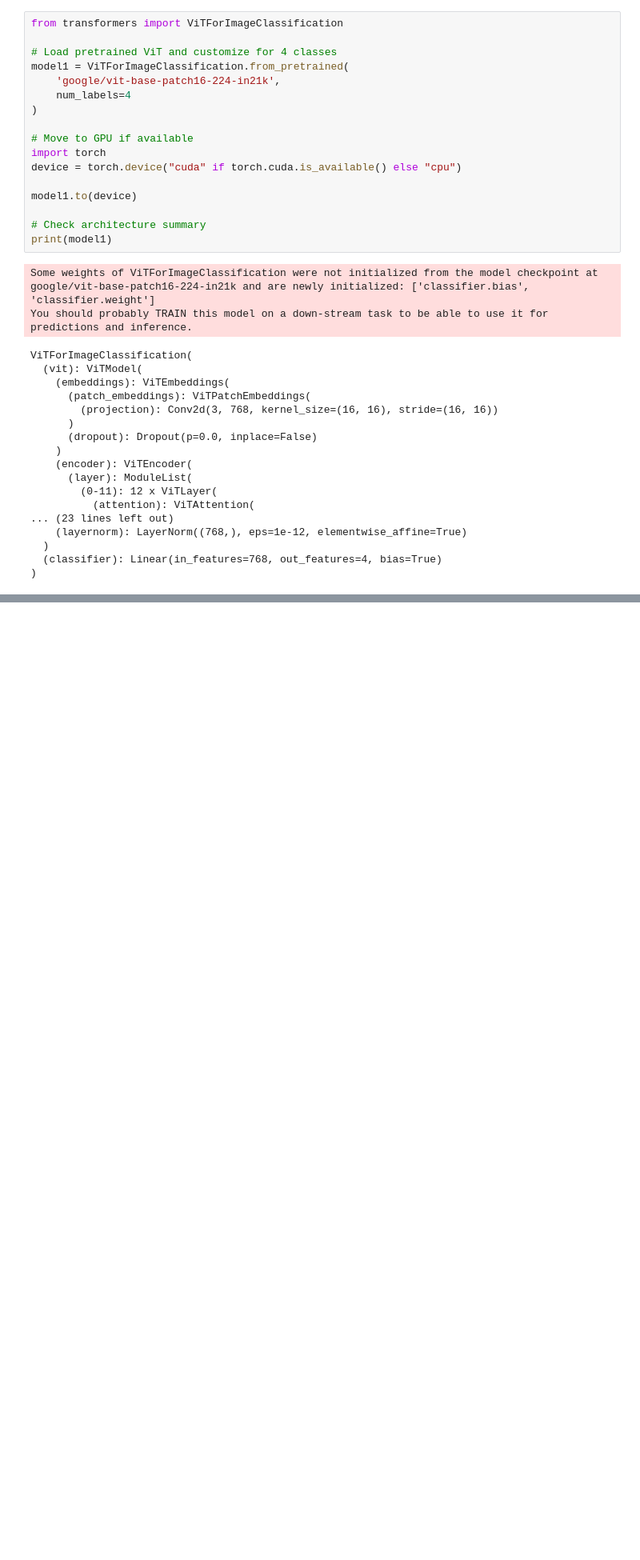
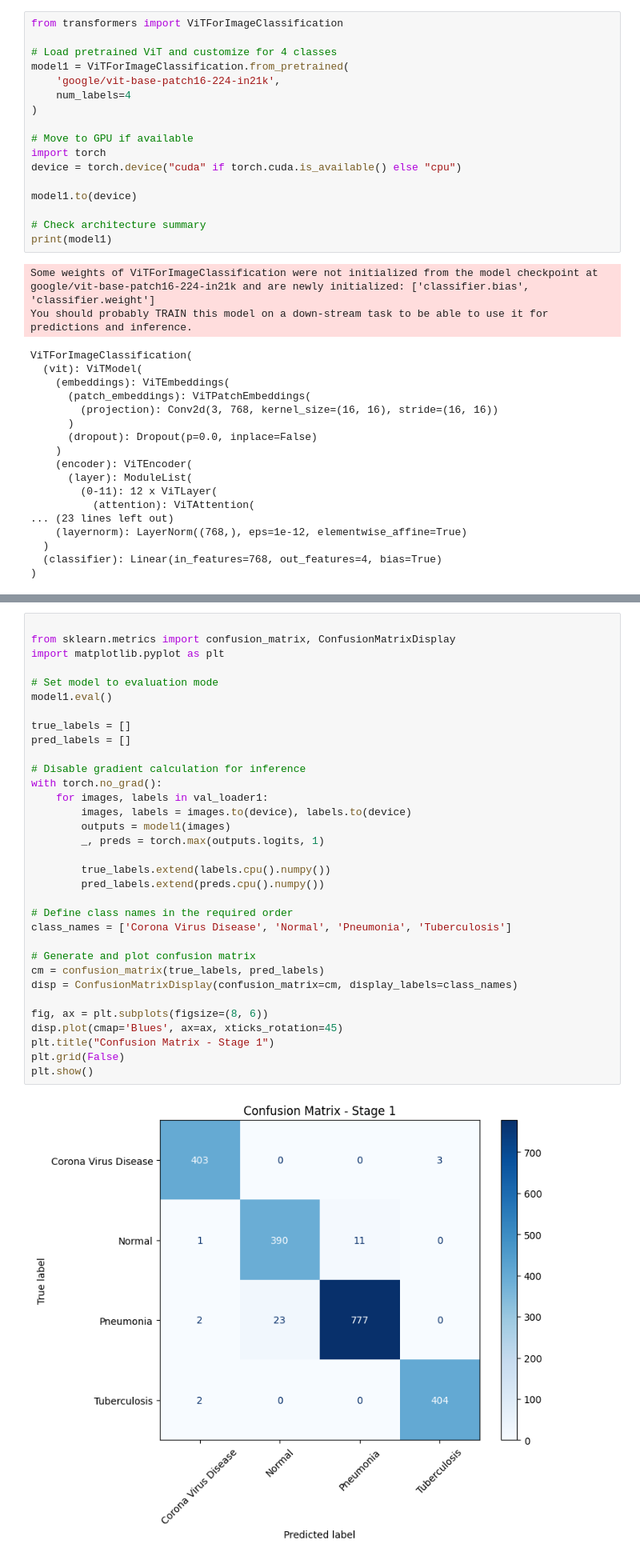
Before and after one commit to prasannaarjun/LungDisease_Detection_Using_ViT, a Jupyter notebook: Notebooks/stage1_modeling.ipynb, the cells around one changed output, grey strips where cells are left out. Shown at 80% size. Saved outputs shown, nothing was run; the diff lists cells and outputs as text; blank space fills up the shorter version.

```diff
--- a/Notebooks/stage1_modeling.ipynb
+++ b/Notebooks/stage1_modeling.ipynb
@@ -188,2 +171,37 @@ print(f"✅ Final Test Accuracy (Stage 1): {test_accuracy:.2f}%")
 # %% [output]
 ✅ Final Test Accuracy (Stage 1): 97.88%
+# %%
+
+from sklearn.metrics import confusion_matrix, ConfusionMatrixDisplay
+import matplotlib.pyplot as plt
+
+# Set model to evaluation mode
+model1.eval()
+
+true_labels = []
+pred_labels = []
+
+# Disable gradient calculation for inference
+with torch.no_grad():
+    for images, labels in val_loader1:
+        images, labels = images.to(device), labels.to(device)
+        outputs = model1(images)
+        _, preds = torch.max(outputs.logits, 1)
+
+        true_labels.extend(labels.cpu().numpy())
+        pred_labels.extend(preds.cpu().numpy())
+
+# Define class names in the required order
+class_names = ['Corona Virus Disease', 'Normal', 'Pneumonia', 'Tuberculosis']
+
+# Generate and plot confusion matrix
+cm = confusion_matrix(true_labels, pred_labels)
+disp = ConfusionMatrixDisplay(confusion_matrix=cm, display_labels=class_names)
+
+fig, ax = plt.subplots(figsize=(8, 6))
+disp.plot(cmap='Blues', ax=ax, xticks_rotation=45)
+plt.title("Confusion Matrix - Stage 1")
+plt.grid(False)
+plt.show()
+# %% [output]
+[figure, added]
```
Also changed, not shown: parts of 2 cells of this notebook, 4 other files.
